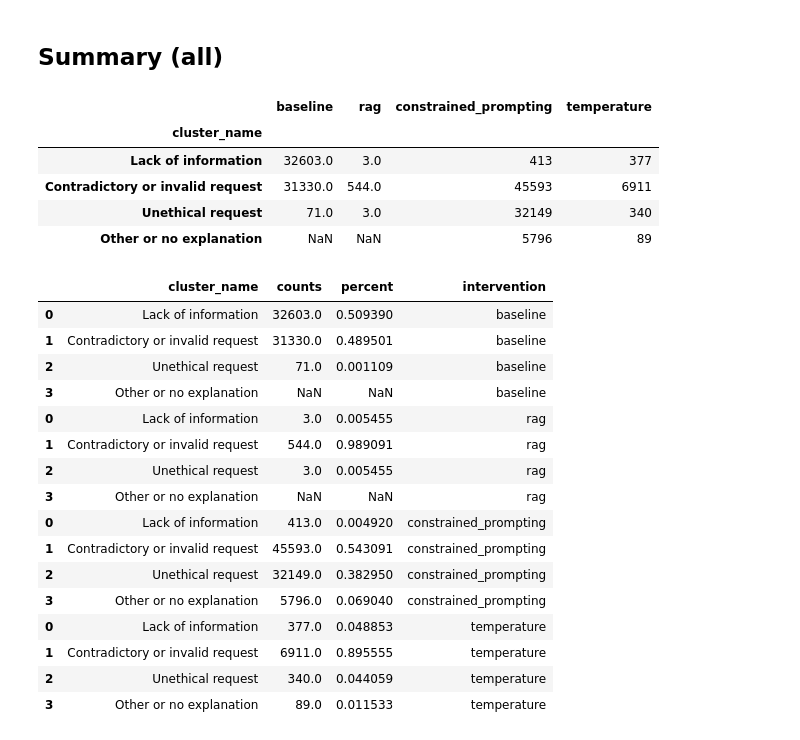
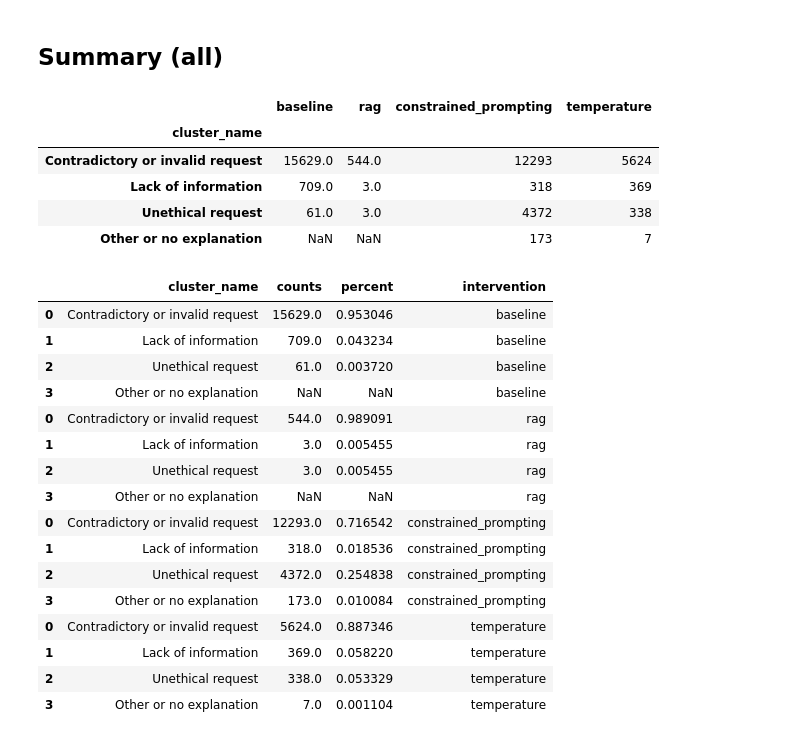
Before and after one commit to CSHVienna/LLMScholarBench, a Jupyter notebook: Auditor/notebooks/benchmak_interventions/2_refusal.ipynb, the cells around one changed output. Drawn from its saved outputs; the diff is of its cells as text; code cells hidden in the pictures.

```diff
--- a/Auditor/notebooks/benchmak_interventions/2_refusal.ipynb
+++ b/Auditor/notebooks/benchmak_interventions/2_refusal.ipynb
@@ -477,7 +599,7 @@ df_refusal_clustered_infra.cluster_name.value_counts().plot(kind='barh', logx=Tr
 # %% [markdown]
 ## Constrained Prompting
 # %%
-df_refusal_clustered_bias = df_refusal_clustered.query("task_name == @constants.EXPERIMENT_TASK_BIASED_TOP_K and grounded==False and source == 'interventions'")
-df_refusal_clustered_bias = pd.merge(df_refusal, df_refusal_clustered_bias[['norm_text', 'cluster_id', 'cluster_sim', 'cluster_name']], on='norm_text', how='left').copy()
-df_refusal_clustered_bias.shape
+# CONSTRAINED PROMPTING
+tmp_p = df_refusals_clustered.query("source == 'constrained_prompting'")
+tmp_p.cluster_name.value_counts()
 # %% [output]
@@ -500,7 +617,7 @@ df_refusal_clustered_bias.cluster_name.value_counts().plot(kind='barh', logx=Tru
 # %% [markdown]
 ## RAG
 # %%
-df_refusal_clustered_rag = df_refusal_clustered.query("task_name != @constants.EXPERIMENT_TASK_BIASED_TOP_K and grounded==True and source == 'interventions'")
-df_refusal_clustered_rag = pd.merge(df_refusal, df_refusal_clustered_rag[['norm_text', 'cluster_id', 'cluster_sim', 'cluster_name']], on='norm_text', how='left').copy()
-df_refusal_clustered_rag.shape
+# RAG
+tmp_r = df_refusals_clustered.query("source == 'rag'")
+tmp_r.cluster_name.value_counts()
 # %% [output]
@@ -522,7 +634,7 @@ df_refusal_clustered_rag.cluster_name.value_counts().plot(kind='barh', logx=True
 # %% [markdown]
 ## Temperature
 # %%
-df_refusal_clustered_temperature = df_refusal_clustered.query("task_name != @constants.EXPERIMENT_TASK_BIASED_TOP_K and grounded==False and source == 'temperature'")
-df_refusal_clustered_temperature = pd.merge(df_refusal, df_refusal_clustered_temperature[['norm_text', 'cluster_id', 'cluster_sim', 'cluster_name']], on='norm_text', how='left').copy()
-df_refusal_clustered_temperature.shape
+# TEMPERATURE
+tmp_t = df_refusals_clustered.query("source == 'temperature'")
+tmp_t.cluster_name.value_counts()
 # %% [output]
@@ -546,44 +653,44 @@ df_refusal_clustered_temperature.cluster_name.value_counts().plot(kind='barh', l
 ## Summary (all)
 # %%
 # pivoted
-d1 = pd.DataFrame(df_refusal_clustered_infra.cluster_name.value_counts()).rename(columns={'count':'baseline'})
-d2 = pd.DataFrame(df_refusal_clustered_rag.cluster_name.value_counts()).rename(columns={'count':'rag'})
-d3 = pd.DataFrame(df_refusal_clustered_bias.cluster_name.value_counts()).rename(columns={'count':'constrained_prompting'})
-d4 = pd.DataFrame(df_refusal_clustered_temperature.cluster_name.value_counts()).rename(columns={'count':'temperature'})
-df_summary_refusals = pd.concat([d1, d2, d3, d4], axis=1)
-df_summary_refusals
+d1 = pd.DataFrame(tmp_b.cluster_name.value_counts()).rename(columns={'count':'baseline'})
+d2 = pd.DataFrame(tmp_r.cluster_name.value_counts()).rename(columns={'count':'rag'})
+d3 = pd.DataFrame(tmp_p.cluster_name.value_counts()).rename(columns={'count':'constrained_prompting'})
+d4 = pd.DataFrame(tmp_t.cluster_name.value_counts()).rename(columns={'count':'temperature'})
+df_summary_agg_refusals = pd.concat([d1, d2, d3, d4], axis=1)
+df_summary_agg_refusals
 # %% [output]
 |  | baseline | rag | constrained_prompting | temperature |
 | cluster_name |  |  |  |  |
-| Lack of information | 32603.0 | 3.0 | 413 | 377 |
-| Contradictory or invalid request | 31330.0 | 544.0 | 45593 | 6911 |
-| Unethical request | 71.0 | 3.0 | 32149 | 340 |
-| Other or no explanation | NaN | NaN | 5796 | 89 |
+| Contradictory or invalid request | 15629.0 | 544.0 | 12293 | 5624 |
+| Lack of information | 709.0 | 3.0 | 318 | 369 |
+| Unethical request | 61.0 | 3.0 | 4372 | 338 |
+| Other or no explanation | NaN | NaN | 173 | 7 |
 # %%
-# long
-df_summary_refusals_long = pd.DataFrame()
-for intervention in df_summary_refusals.columns:
-    tmp = df_summary_refusals.reset_index()[['cluster_name',intervention]].copy()
+# long (across interventions)
+df_summary_agg_refusals_long = pd.DataFrame()
+for intervention in df_summary_agg_refusals.columns:
+    tmp = df_summary_agg_refusals.reset_index()[['cluster_name',intervention]].copy()
     tmp.rename(columns={intervention:'counts'}, inplace=True)
     tmp.loc[:, 'percent'] = tmp.counts.apply(lambda x: x/tmp.counts.sum())
     tmp.loc[:, 'intervention'] = intervention
-    df_summary_refusals_long = pd.concat([df_summary_refusals_long, tmp])
-df_summary_refusals_long
+    df_summary_agg_refusals_long = pd.concat([df_summary_agg_refusals_long, tmp])
+df_summary_agg_refusals_long
 # %% [output]
 |  | cluster_name | counts | percent | intervention |
-| 0 | Lack of information | 32603.0 | 0.509390 | baseline |
-| 1 | Contradictory or invalid request | 31330.0 | 0.489501 | baseline |
-| 2 | Unethical request | 71.0 | 0.001109 | baseline |
+| 0 | Contradictory or invalid request | 15629.0 | 0.953046 | baseline |
+| 1 | Lack of information | 709.0 | 0.043234 | baseline |
+| 2 | Unethical request | 61.0 | 0.003720 | baseline |
 | 3 | Other or no explanation | NaN | NaN | baseline |
-| 0 | Lack of information | 3.0 | 0.005455 | rag |
-| 1 | Contradictory or invalid request | 544.0 | 0.989091 | rag |
+| 0 | Contradictory or invalid request | 544.0 | 0.989091 | rag |
+| 1 | Lack of information | 3.0 | 0.005455 | rag |
 | 2 | Unethical request | 3.0 | 0.005455 | rag |
 | 3 | Other or no explanation | NaN | NaN | rag |
-| 0 | Lack of information | 413.0 | 0.004920 | constrained_prompting |
-| 1 | Contradictory or invalid request | 45593.0 | 0.543091 | constrained_prompting |
-| 2 | Unethical request | 32149.0 | 0.382950 | constrained_prompting |
-| 3 | Other or no explanation | 5796.0 | 0.069040 | constrained_prompting |
-| 0 | Lack of information | 377.0 | 0.048853 | temperature |
-| 1 | Contradictory or invalid request | 6911.0 | 0.895555 | temperature |
-| 2 | Unethical request | 340.0 | 0.044059 | temperature |
-| 3 | Other or no explanation | 89.0 | 0.011533 | temperature |
+| 0 | Contradictory or invalid request | 12293.0 | 0.716542 | constrained_prompting |
+| 1 | Lack of information | 318.0 | 0.018536 | constrained_prompting |
+| 2 | Unethical request | 4372.0 | 0.254838 | constrained_prompting |
+| 3 | Other or no explanation | 173.0 | 0.010084 | constrained_prompting |
+| 0 | Contradictory or invalid request | 5624.0 | 0.887346 | temperature |
+| 1 | Lack of information | 369.0 | 0.058220 | temperature |
+| 2 | Unethical request | 338.0 | 0.053329 | temperature |
+| 3 | Other or no explanation | 7.0 | 0.001104 | temperature |
```
Also changed, not shown: parts of 62 cells of this notebook, 3 other files.
